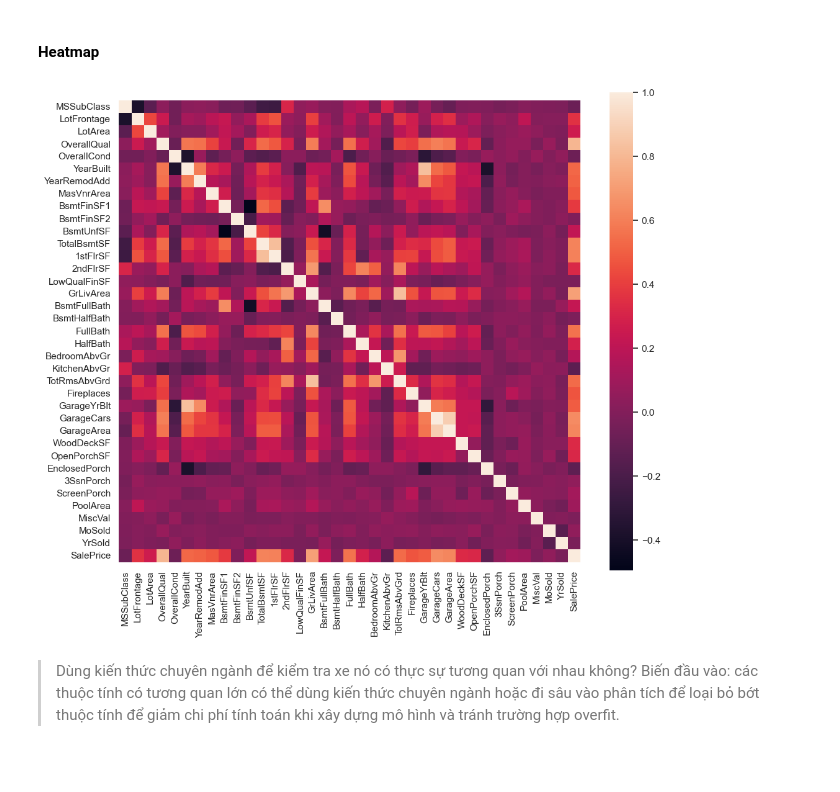
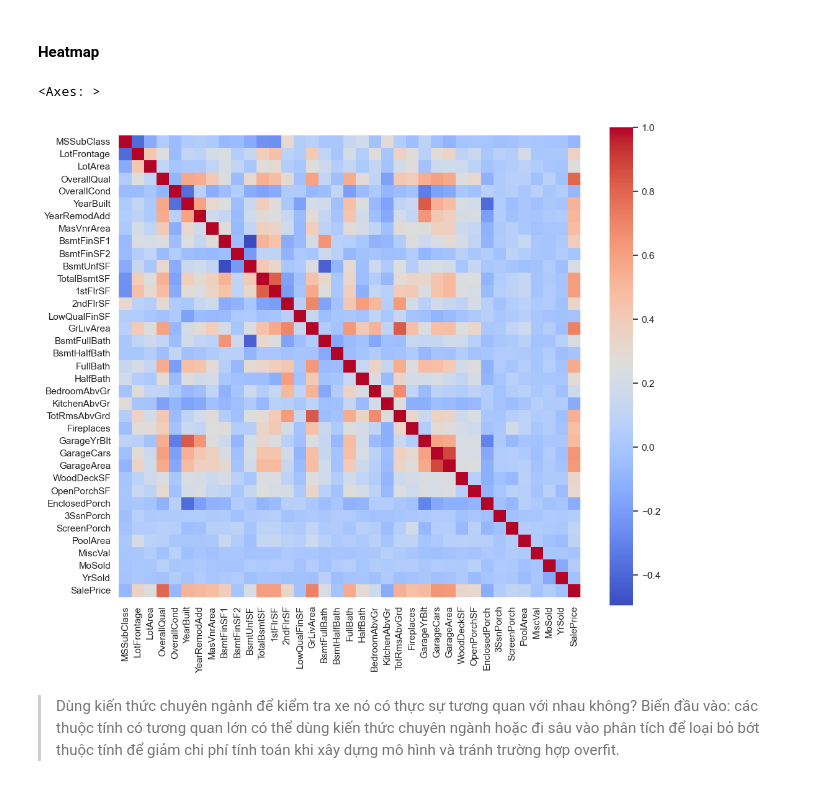
Before and after one commit to Tynab/Descriptive-Statistics, a Jupyter notebook: ML03_BaiTap12345_An.ipynb, the cells around one changed output. Saved outputs shown, nothing was run; the diff lists cells and outputs as text; code cells hidden in the pictures.

```diff
--- a/ML03_BaiTap12345_An.ipynb
+++ b/ML03_BaiTap12345_An.ipynb
@@ -177,11 +157,10 @@ plt.show()
 corr_mat = df.corr(numeric_only=True)
 # %%
 _, ax = plt.subplots(figsize=(12, 10))
-sns.heatmap(corr_mat, square=True, ax=ax)
-
-plt.show()
+sns.heatmap(corr_mat, square=True, ax=ax, cmap='coolwarm')
 # %% [output]
+<Axes: >
-[figure, old version]
+[figure, new version]
 # %% [markdown]
 > Dùng kiến thức chuyên ngành để kiểm tra xe nó có thực sự tương quan với nhau không?</br>
 Biến đầu vào: các thuộc tính có tương quan lớn có thể dùng kiến thức chuyên ngành hoặc đi sâu vào phân tích để loại bỏ bớt thuộc tính để giảm chi phí tính toán khi xây dựng mô hình và tránh trường hợp overfit.
```
Also changed, not shown: parts of 37 cells of this notebook.
